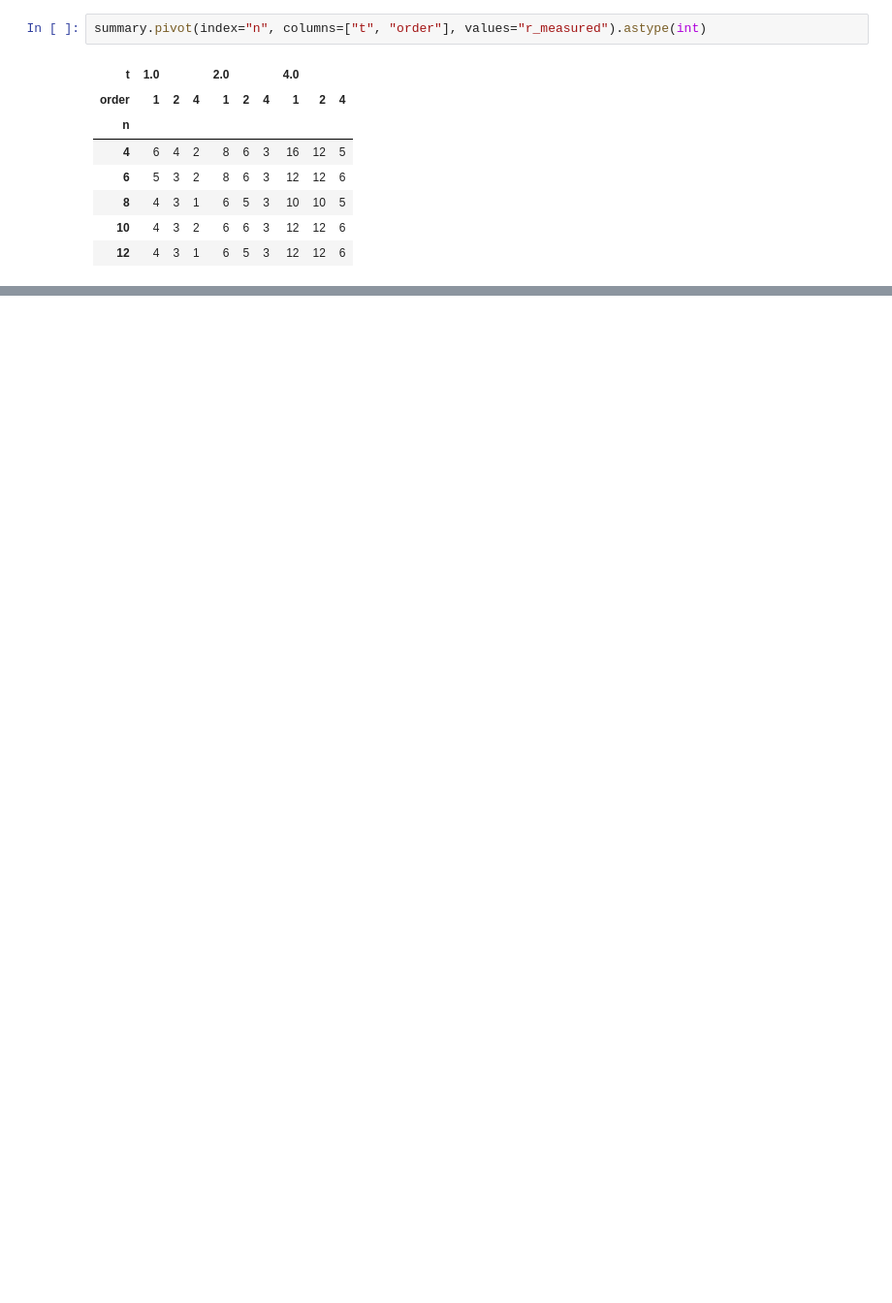
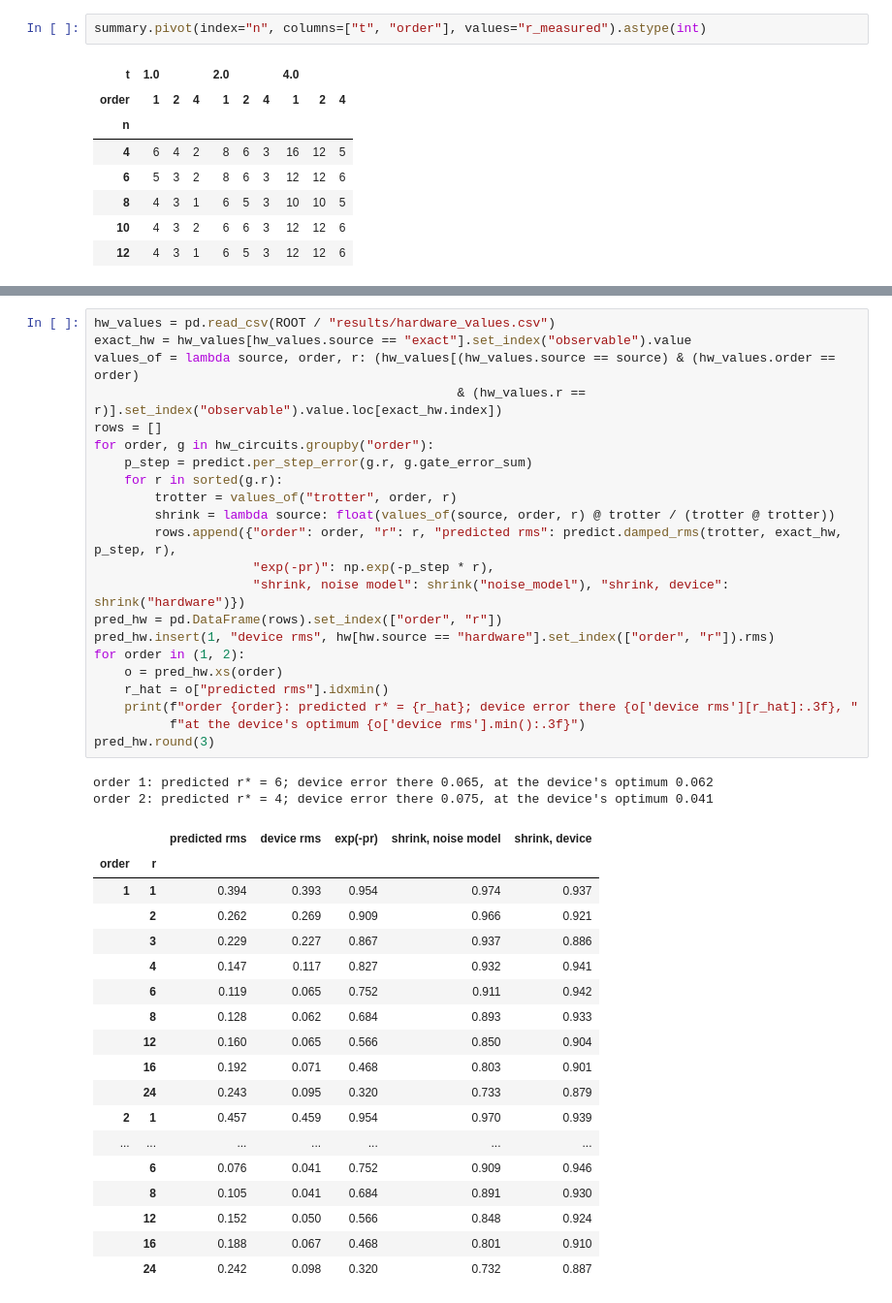
Before and after one commit to jayhsu0627/qtrotter, a Jupyter notebook: notebooks/trotter_under_noise.ipynb, the cells around one changed output, grey strips where cells are left out. Shown at 97% size. Saved outputs shown, nothing was run; the diff lists cells and outputs as text; blank space fills up the shorter version.

```diff
--- a/notebooks/trotter_under_noise.ipynb
+++ b/notebooks/trotter_under_noise.ipynb
@@ -444,0 +499,43 @@ same gate count.
+# %%
+hw_values = pd.read_csv(ROOT / "results/hardware_values.csv")
+exact_hw = hw_values[hw_values.source == "exact"].set_index("observable").value
+values_of = lambda source, order, r: (hw_values[(hw_values.source == source) & (hw_values.order == order)
+                                                & (hw_values.r == r)].set_index("observable").value.loc[exact_hw.index])
+rows = []
+for order, g in hw_circuits.groupby("order"):
+    p_step = predict.per_step_error(g.r, g.gate_error_sum)
+    for r in sorted(g.r):
+        trotter = values_of("trotter", order, r)
+        shrink = lambda source: float(values_of(source, order, r) @ trotter / (trotter @ trotter))
+        rows.append({"order": order, "r": r, "predicted rms": predict.damped_rms(trotter, exact_hw, p_step, r),
+                     "exp(-pr)": np.exp(-p_step * r),
+                     "shrink, noise model": shrink("noise_model"), "shrink, device": shrink("hardware")})
+pred_hw = pd.DataFrame(rows).set_index(["order", "r"])
+pred_hw.insert(1, "device rms", hw[hw.source == "hardware"].set_index(["order", "r"]).rms)
+for order in (1, 2):
+    o = pred_hw.xs(order)
+    r_hat = o["predicted rms"].idxmin()
+    print(f"order {order}: predicted r* = {r_hat}; device error there {o['device rms'][r_hat]:.3f}, "
+          f"at the device's optimum {o['device rms'].min():.3f}")
+pred_hw.round(3)
+# %% [output]
+order 1: predicted r* = 6; device error there 0.065, at the device's optimum 0.062
+order 2: predicted r* = 4; device error there 0.075, at the device's optimum 0.041
+|  |  | predicted rms | device rms | exp(-pr) | shrink, noise model | shrink, device |
+| order | r |  |  |  |  |  |
+| 1 | 1 | 0.394 | 0.393 | 0.954 | 0.974 | 0.937 |
+|  | 2 | 0.262 | 0.269 | 0.909 | 0.966 | 0.921 |
+|  | 3 | 0.229 | 0.227 | 0.867 | 0.937 | 0.886 |
+|  | 4 | 0.147 | 0.117 | 0.827 | 0.932 | 0.941 |
+|  | 6 | 0.119 | 0.065 | 0.752 | 0.911 | 0.942 |
+|  | 8 | 0.128 | 0.062 | 0.684 | 0.893 | 0.933 |
+|  | 12 | 0.160 | 0.065 | 0.566 | 0.850 | 0.904 |
+|  | 16 | 0.192 | 0.071 | 0.468 | 0.803 | 0.901 |
+|  | 24 | 0.243 | 0.095 | 0.320 | 0.733 | 0.879 |
+| 2 | 1 | 0.457 | 0.459 | 0.954 | 0.970 | 0.939 |
+| ... | ... | ... | ... | ... | ... | ... |
+|  | 6 | 0.076 | 0.041 | 0.752 | 0.909 | 0.946 |
+|  | 8 | 0.105 | 0.041 | 0.684 | 0.891 | 0.930 |
+|  | 12 | 0.152 | 0.050 | 0.566 | 0.848 | 0.924 |
+|  | 16 | 0.188 | 0.067 | 0.468 | 0.801 | 0.910 |
+|  | 24 | 0.242 | 0.098 | 0.320 | 0.732 | 0.887 |
```
Also changed, not shown: parts of 29 cells of this notebook, 6 other files.
